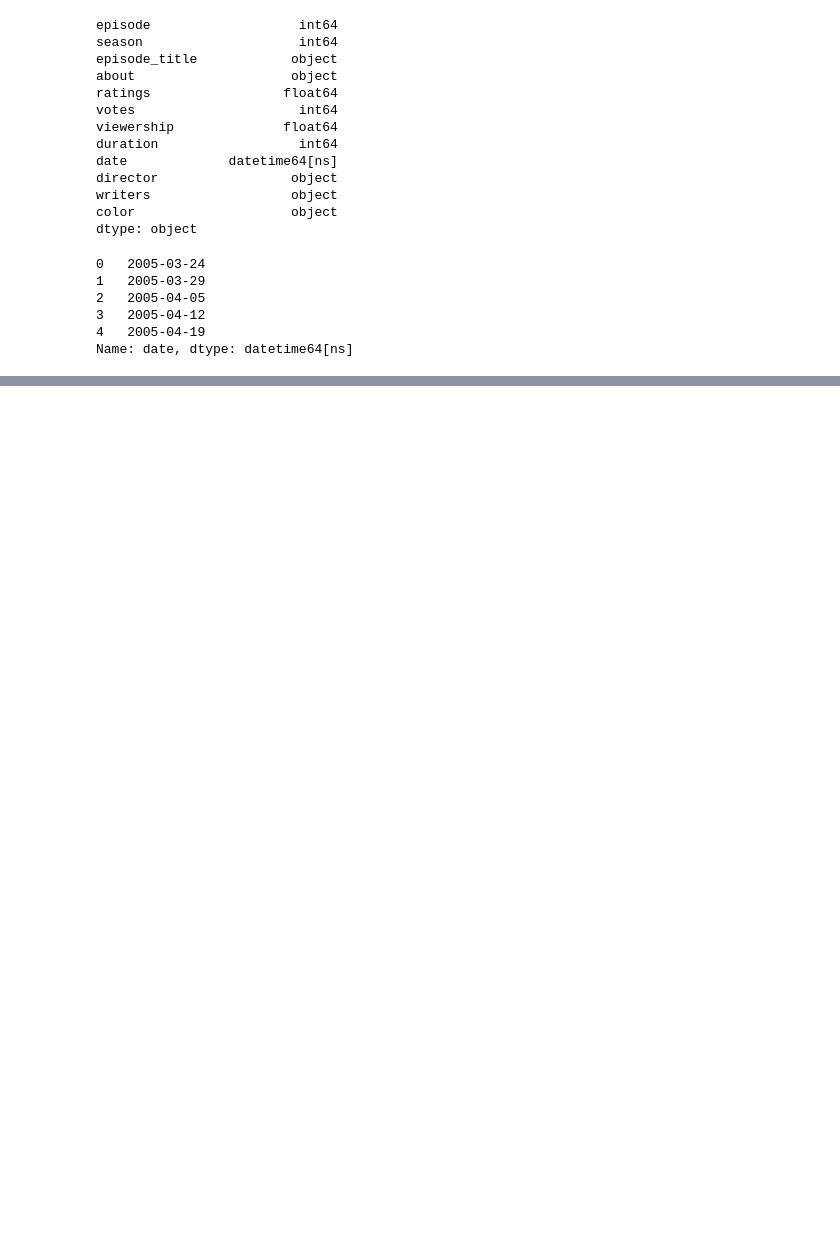
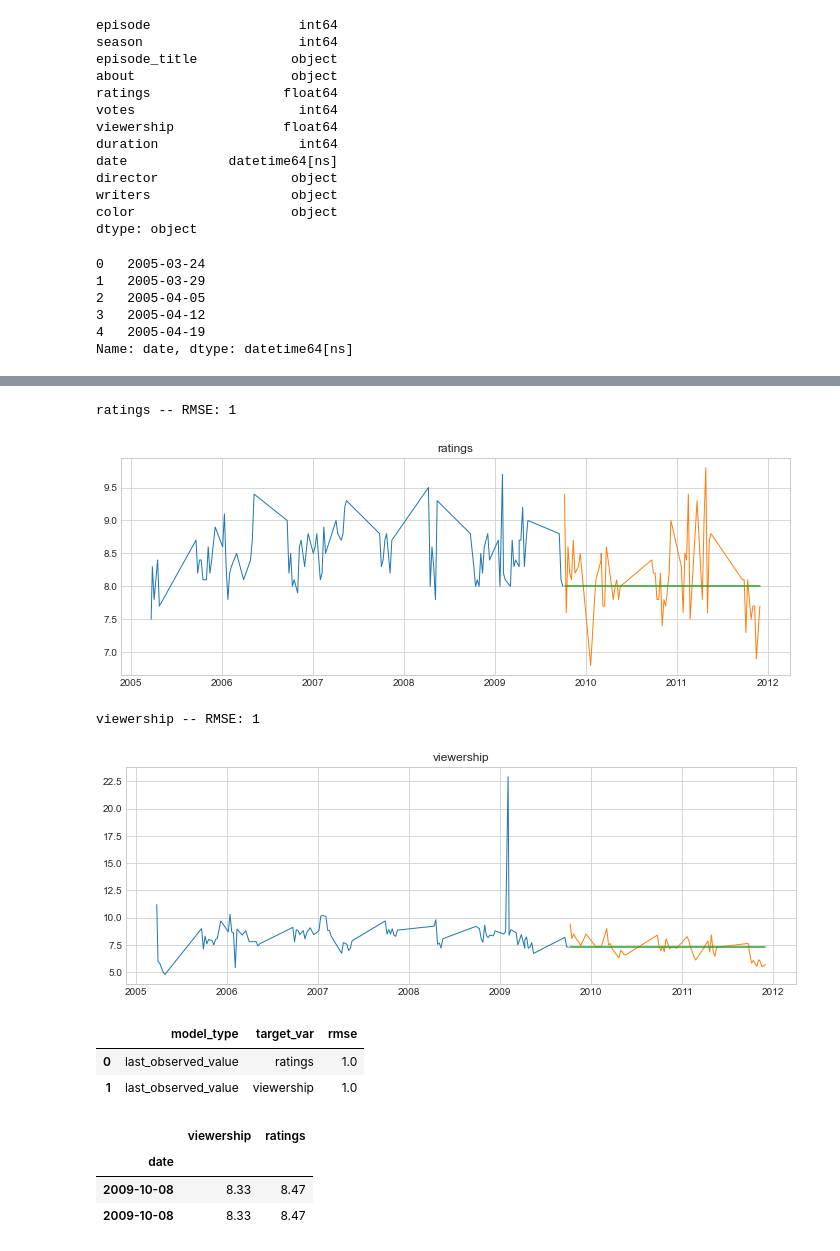
Before and after one commit to jamesallen0351/the_office, a Jupyter notebook: office_time_series.ipynb, the cells around one changed output, grey strips where cells are left out. Cells and saved outputs as stored; diff of their text form; code cells hidden in the pictures; blank space fills up the shorter version.

```diff
--- a/office_time_series.ipynb
+++ b/office_time_series.ipynb
@@ -351,0 +323,17 @@ ax.xaxis.set_major_formatter(DateFormatter('%b %y'))
+# %%
+# evaluation function to compute rmse
+
+def evaluate(target_var):
+    rmse = round(sqrt(mean_squared_error(validate[target_var], yhat_df[target_var])), 0)
+    return rmse
+# %%
+# plot and evaluate
+def plot_and_eval(target_var):
+    plt.figure(figsize = (12,4))
+    plt.plot(train[target_var], label = 'Train', linewidth = 1)
+    plt.plot(validate[target_var], label = 'Validate', linewidth = 1)
+    plt.plot(yhat_df[target_var])
+    plt.title(target_var)
+    rmse = evaluate(target_var)
+    print(target_var, '-- RMSE: {:.0f}'.format(rmse))
+    plt.show()
@@ -351,0 +369,8 @@ ax.xaxis.set_major_formatter(DateFormatter('%b %y'))
+# %%
+for col in train.columns:
+    plot_and_eval(col)
+# %% [output]
+ratings -- RMSE: 1
+[figure, added]
+viewership -- RMSE: 1
+[figure, added]
@@ -351,0 +381,6 @@ ax.xaxis.set_major_formatter(DateFormatter('%b %y'))
+# %%
+eval_df
+# %% [output]
+|  | model_type | target_var | rmse |
+| 0 | last_observed_value | ratings | 1.0 |
+| 1 | last_observed_value | viewership | 1.0 |
@@ -351,0 +400,7 @@ ax.xaxis.set_major_formatter(DateFormatter('%b %y'))
+# %%
+yhat_df.head(2)
+# %% [output]
+|  | viewership | ratings |
+| date |  |  |
+| 2009-10-08 | 8.33 | 8.47 |
+| 2009-10-08 | 8.33 | 8.47 |
```
Also changed, not shown: parts of 54 cells of this notebook.
